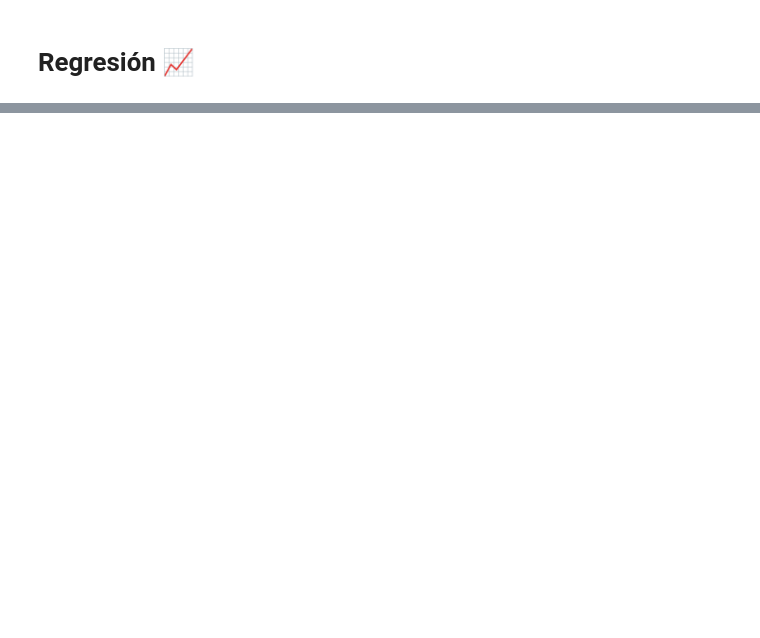
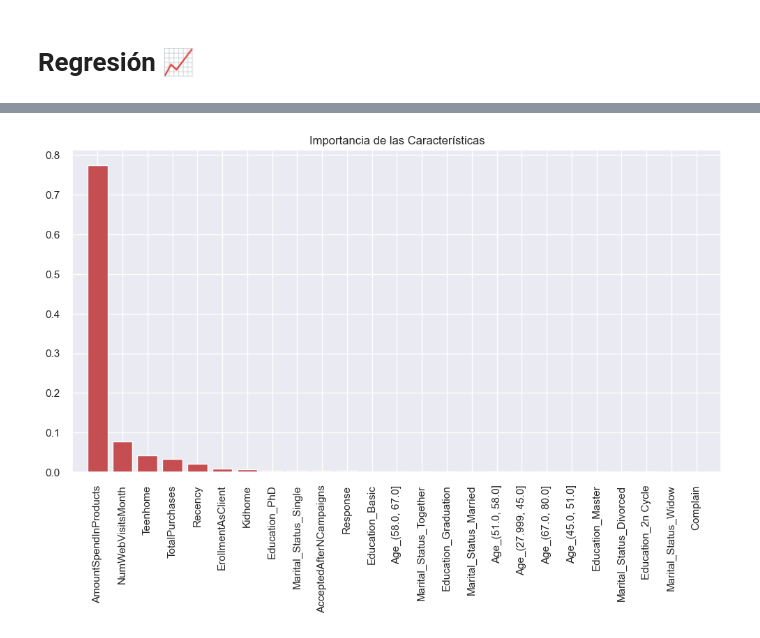
Before and after one commit to MauroPerna/Marketing-Campaing, a Jupyter notebook: notebook_s4.ipynb, the cells around one changed output, grey strips where cells are left out. Saved outputs shown, nothing was run; the diff lists cells and outputs as text; code cells hidden in the pictures; blank space fills up the shorter version.

Commit message:
Feature: add variable importance analysis in regression model

```diff
--- a/notebook_s4.ipynb
+++ b/notebook_s4.ipynb
@@ -416,0 +417,14 @@ pickle.dump(rf_regressor, open('rf_regressor.pkl', 'wb')) # rf = nuestro modelo
+# %%
+importances = rf_regressor.feature_importances_
+indices = np.argsort(importances)[::-1]
+
+
+plt.figure(figsize=(12, 6))
+plt.title("Importancia de las Características")
+plt.bar(range(X_data.shape[1]), importances[indices],
+        color="r", align="center")
+plt.xticks(range(X_data.shape[1]), [X_data_regression.columns[i] for i in indices], rotation=90)
+plt.xlim([-1, X_data.shape[1]])
+plt.show()
+# %% [output]
+[figure, added]
```
Also changed, not shown: parts of 12 cells of this notebook, 2 other files.
